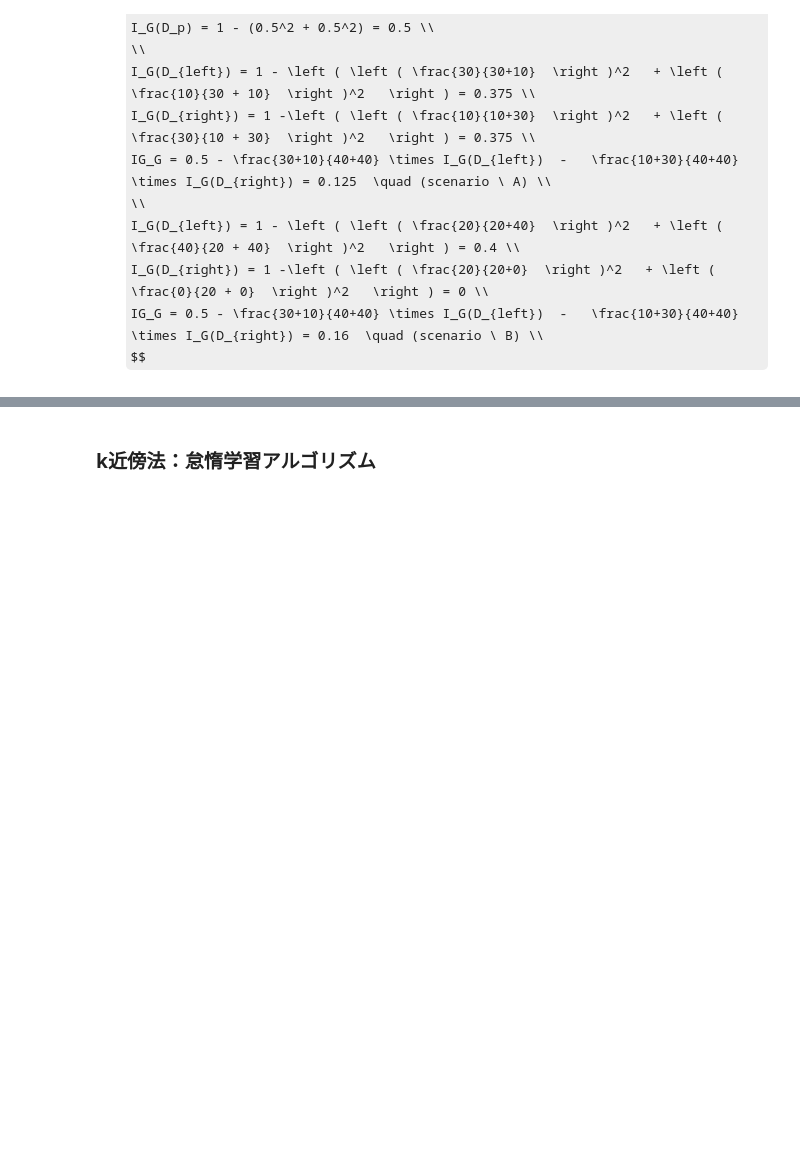
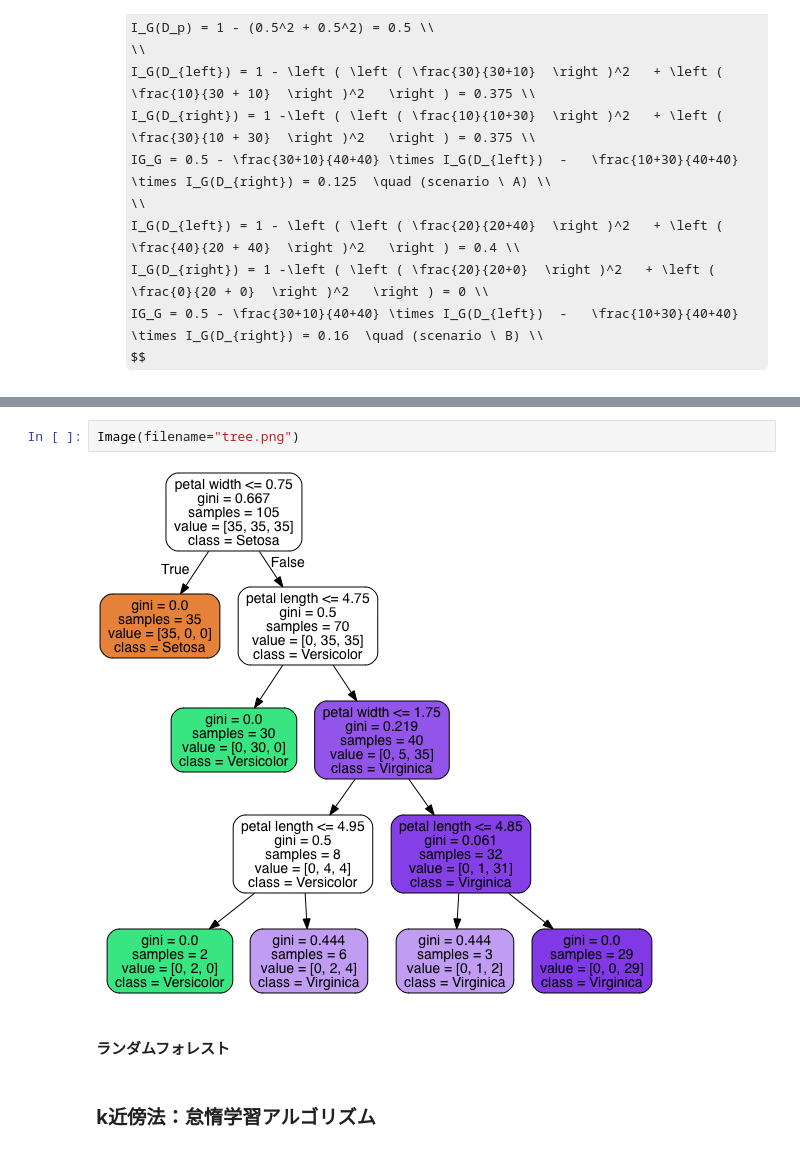
Before and after one commit to KamonohashiPerry/MachineLearning, a Jupyter notebook: PythonMachineLearning2ndEdition/Chapter_3.ipynb, the cells around one changed output, grey strips where cells are left out. Cells and saved outputs as stored; diff of their text form; some formulas as TeX source; blank space fills up the shorter version.

```diff
--- a/PythonMachineLearning2ndEdition/Chapter_3.ipynb
+++ b/PythonMachineLearning2ndEdition/Chapter_3.ipynb
@@ -1190,2 +1268,8 @@ $$
+# %%
+Image(filename="tree.png")
+# %% [output]
+[figure, added]
+# %% [markdown]
+#### ランダムフォレスト
 # %% [markdown]
 ### k近傍法：怠惰学習アルゴリズム
```
Also changed, not shown: parts of 10 cells of this notebook, 2 other files.
